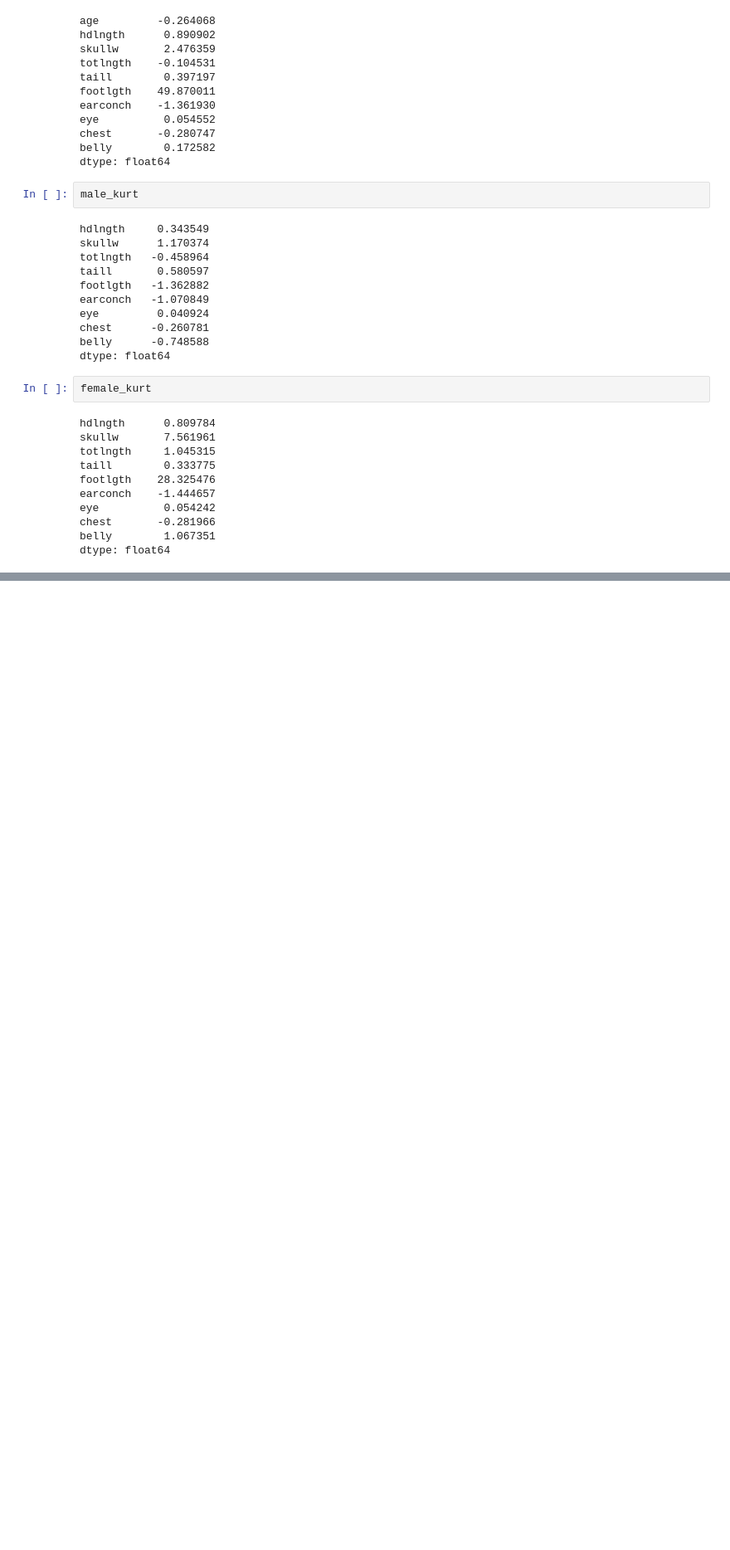
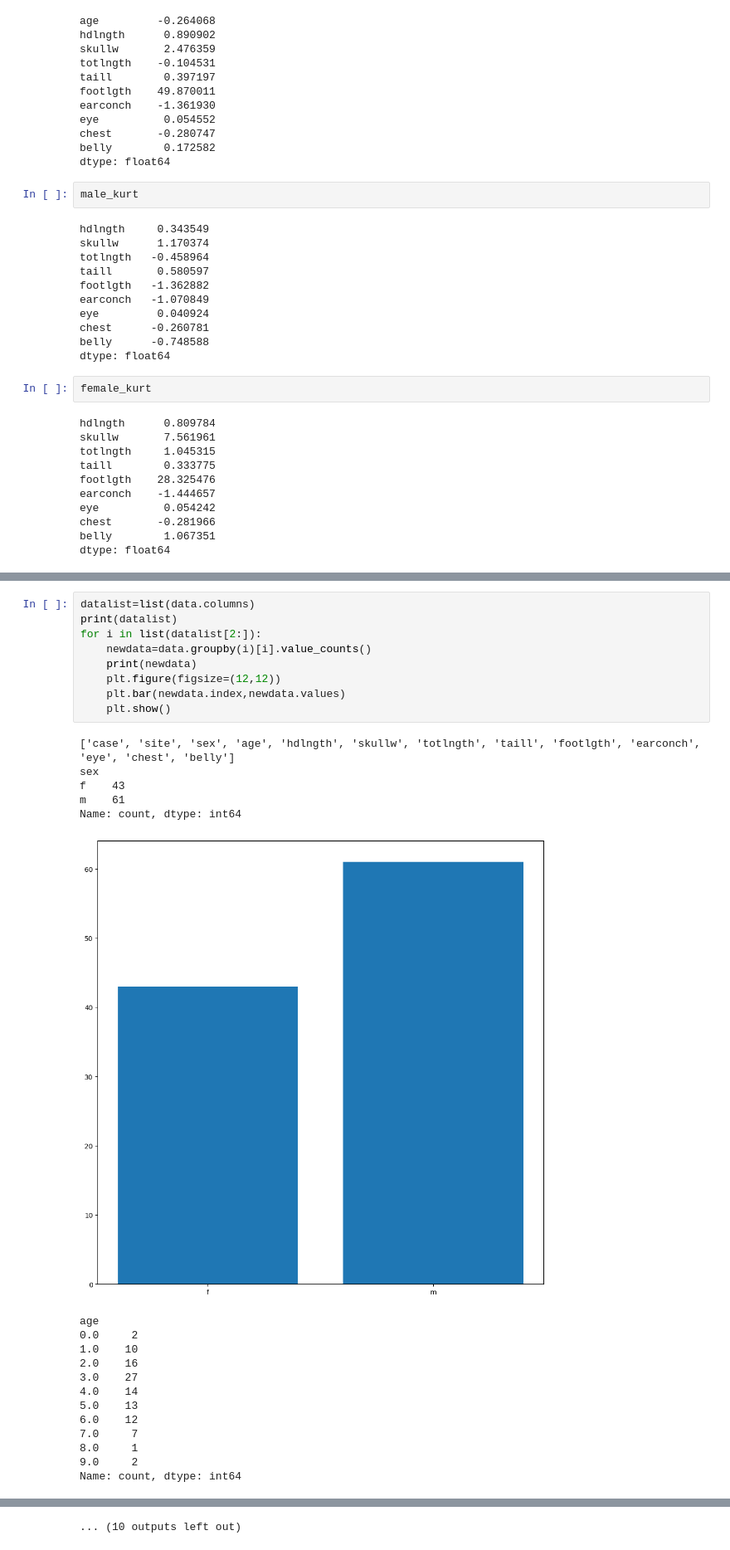
Before and after one commit to bissakaAI/DataAndData_analysis, a Jupyter notebook: Task_folder/pandas/Hamid_jimoh_task18/possumdata.ipynb, the cells around one changed output, grey strips where cells are left out. Shown at 83% size. Saved outputs shown, nothing was run; the diff lists cells and outputs as text; blank space fills up the shorter version.

```diff
--- a/Task_folder/pandas/Hamid_jimoh_task18/possumdata.ipynb
+++ b/Task_folder/pandas/Hamid_jimoh_task18/possumdata.ipynb
@@ -751,0 +767,28 @@ dtype: float64
+# %%
+datalist=list(data.columns)
+print(datalist)
+for i in list(datalist[2:]):
+    newdata=data.groupby(i)[i].value_counts()
+    print(newdata)
+    plt.figure(figsize=(12,12))
+    plt.bar(newdata.index,newdata.values)
+    plt.show()
+# %% [output]
+['case', 'site', 'sex', 'age', 'hdlngth', 'skullw', 'totlngth', 'taill', 'footlgth', 'earconch', 'eye', 'chest', 'belly']
+sex
+f    43
+m    61
+Name: count, dtype: int64
+[figure, added]
+age
+0.0     2
+1.0    10
+2.0    16
+3.0    27
+4.0    14
+5.0    13
+6.0    12
+7.0     7
+8.0     1
+9.0     2
+Name: count, dtype: int64
@@ -751,0 +860 @@ dtype: float64
+... (10 outputs left out)
```
Also changed, not shown: parts of 6 cells of this notebook.
